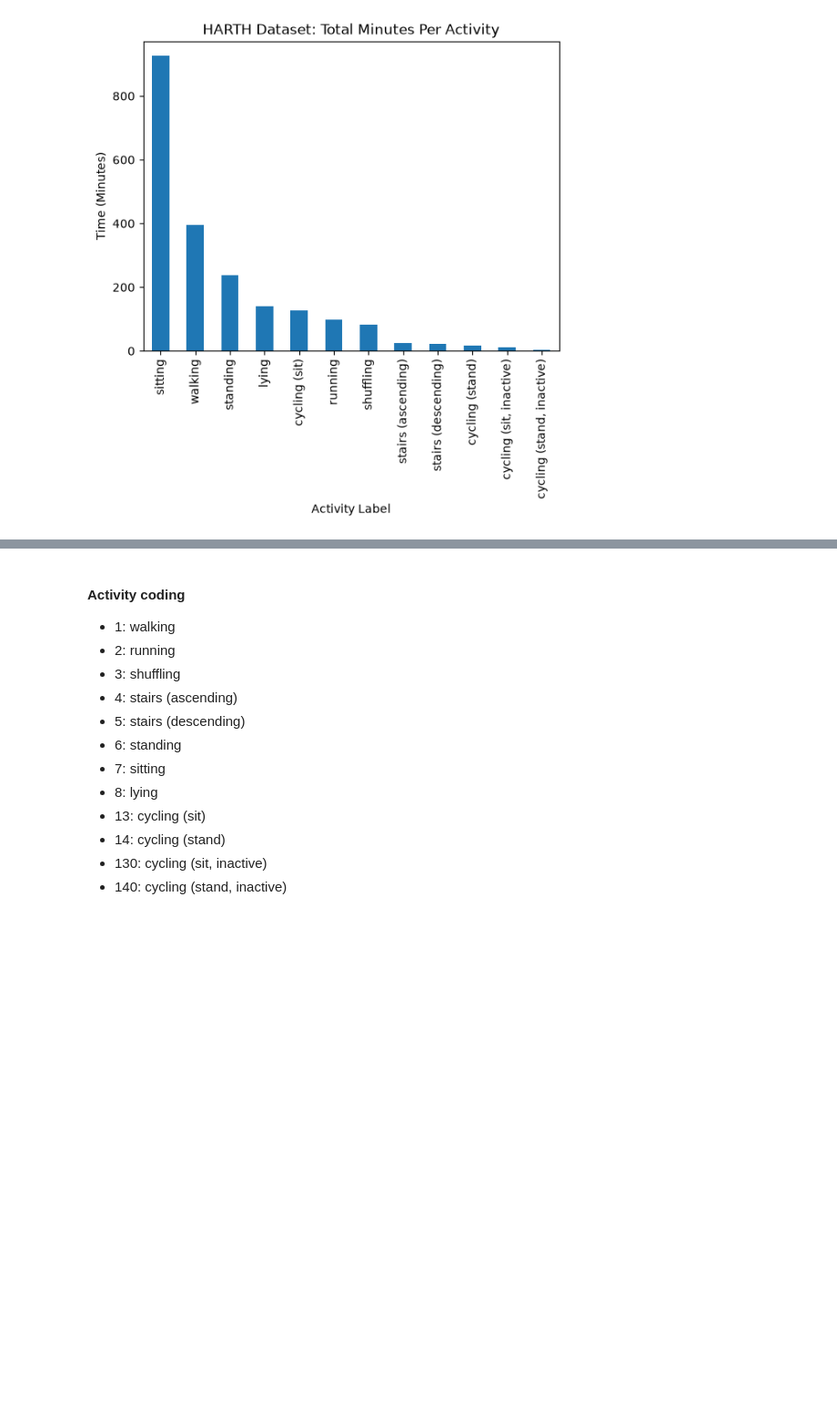
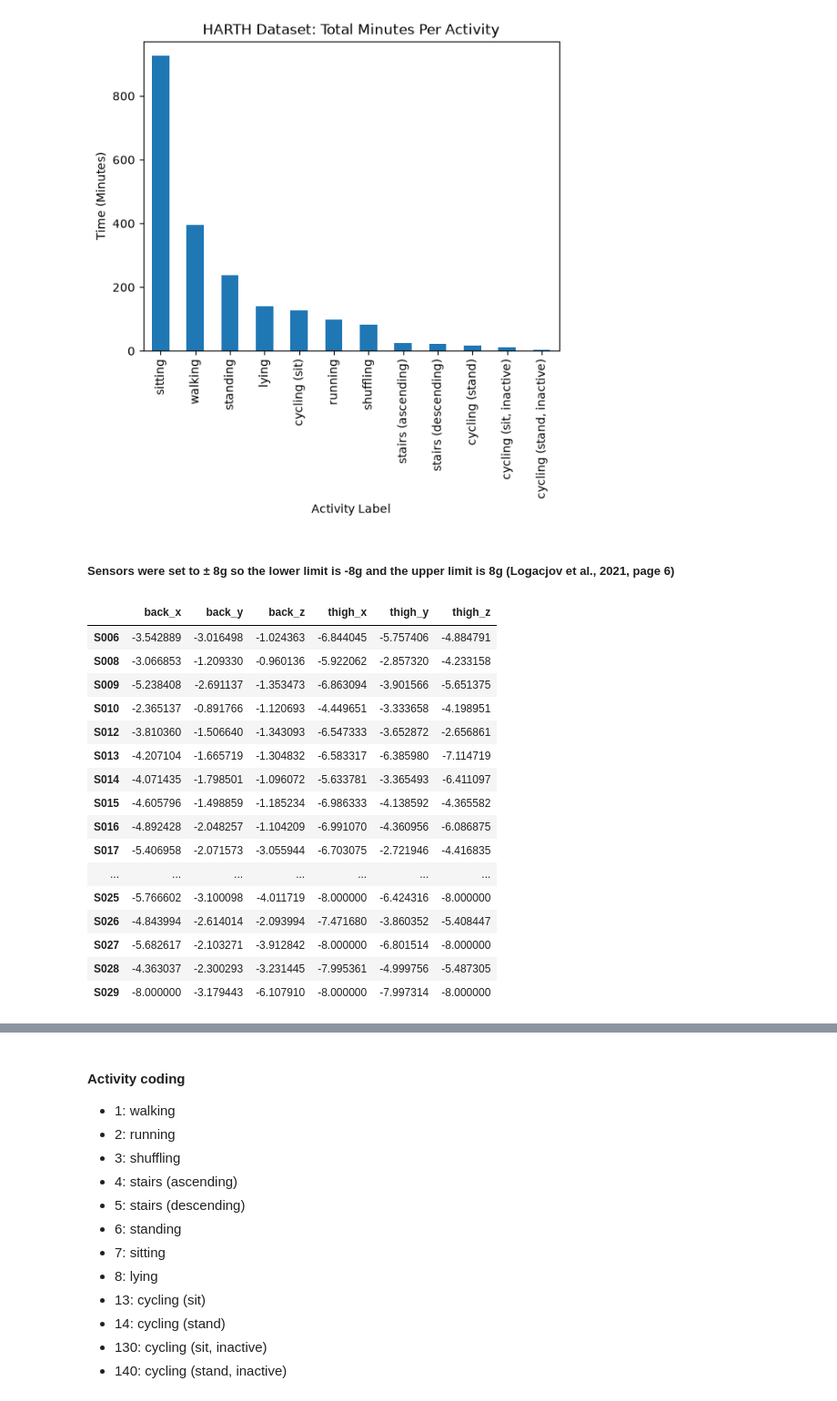
Before and after one commit to sarabartolo/harth-free-living-activity-recognition, a Jupyter notebook: notebooks/01_data_inspection.ipynb, the cells around one changed output, grey strips where cells are left out. Shown at 91% size. Saved outputs shown, nothing was run; the diff lists cells and outputs as text; code cells hidden in the pictures; blank space fills up the shorter version.

Commit message:
Add updated data inspection notebook

```diff
--- a/notebooks/01_data_inspection.ipynb
+++ b/notebooks/01_data_inspection.ipynb
@@ -172,12 +172,24 @@ print(len(csv_files), "files found")
 summaries = []
 label_counts = {}
 
+sensor_cols = ["back_x", "back_y", "back_z", "thigh_x", "thigh_y", "thigh_z"]
+axis_min = {}
+axis_max = {}
+
+labels_at_limit = {}
+
 for file in csv_files:
     data = pd.read_csv(file)
 
     data["timestamp"] = pd.to_datetime(data["timestamp"]) # Convert to datetime
     time_between_rows = data["timestamp"].diff() # Time between each row
     step = time_between_rows.median() # Median time between 2 rows for a participant
+
+    axis_min[file.stem] = data[sensor_cols].min() # min value of each sensor column (back & thigh xyz)
+    axis_max[file.stem] = data[sensor_cols].max() # max value of each sensor column (back & thigh xyz)
+
+    limits = (data[sensor_cols].abs() >= 7.99).any(axis=1) # number of rows with value (in g) above +/- 7.99 (limit is 8g)
+    labels_at_limit[file.stem] = data.loc[limits, "label"].value_counts() # counts which activities were happenging during high gs
 
     summaries.append({
         "Subject": file.stem,
@@ -190,14 +202,12 @@ for file in csv_files:
         "Steps >15ms": (time_between_rows > pd.Timedelta("15ms")).sum(), # Time between each row >15ms
         "Steps >20ms": (time_between_rows > pd.Timedelta("20ms")).sum(), # Time between each row >20ms
         "sample_step": step, # Since participants have different times between each row
+        "Largest Gap": time_between_rows.max(), # Max time between two rows
+        "Gaps over 1s": (time_between_rows > pd.Timedelta("1s")).sum(), # Number of gaps longer than 1s
         "Labels": sorted(data["label"].unique()),
+        "Rows at sensor limits": (data[sensor_cols].abs() >= 7.99).any(axis=1).sum() # counts rows were any axis is >= 7.99g
     })
 
     label_counts[file.stem] = data["label"].value_counts()* step.total_seconds() / 60 # Count per activity per participant in minutes
-
-summary = pd.DataFrame(summaries)
-summary
-
-#summary.to_string()
 # %% [output]
 22 files found
@@ -296,3 +313,27 @@ plot.set_title("HARTH Dataset: Total Minutes Per Activity")
 plt.show()
 # %% [output]
 [figure]
+# %% [markdown]
+##### Sensors were set to ± 8g so the lower limit is -8g and the upper limit is 8g (Logacjov et al., 2021, page 6)
+# %%
+# Table of minimum values of accelerometers
+axis_min_values = pd.DataFrame(axis_min).T
+axis_min_values
+# %% [output]
+|  | back_x | back_y | back_z | thigh_x | thigh_y | thigh_z |
+| S006 | -3.542889 | -3.016498 | -1.024363 | -6.844045 | -5.757406 | -4.884791 |
+| S008 | -3.066853 | -1.209330 | -0.960136 | -5.922062 | -2.857320 | -4.233158 |
+| S009 | -5.238408 | -2.691137 | -1.353473 | -6.863094 | -3.901566 | -5.651375 |
+| S010 | -2.365137 | -0.891766 | -1.120693 | -4.449651 | -3.333658 | -4.198951 |
+| S012 | -3.810360 | -1.506640 | -1.343093 | -6.547333 | -3.652872 | -2.656861 |
+| S013 | -4.207104 | -1.665719 | -1.304832 | -6.583317 | -6.385980 | -7.114719 |
+| S014 | -4.071435 | -1.798501 | -1.096072 | -5.633781 | -3.365493 | -6.411097 |
+| S015 | -4.605796 | -1.498859 | -1.185234 | -6.986333 | -4.138592 | -4.365582 |
+| S016 | -4.892428 | -2.048257 | -1.104209 | -6.991070 | -4.360956 | -6.086875 |
+| S017 | -5.406958 | -2.071573 | -3.055944 | -6.703075 | -2.721946 | -4.416835 |
+| ... | ... | ... | ... | ... | ... | ... |
+| S025 | -5.766602 | -3.100098 | -4.011719 | -8.000000 | -6.424316 | -8.000000 |
+| S026 | -4.843994 | -2.614014 | -2.093994 | -7.471680 | -3.860352 | -5.408447 |
+| S027 | -5.682617 | -2.103271 | -3.912842 | -8.000000 | -6.801514 | -8.000000 |
+| S028 | -4.363037 | -2.300293 | -3.231445 | -7.995361 | -4.999756 | -5.487305 |
+| S029 | -8.000000 | -3.179443 | -6.107910 | -8.000000 | -7.997314 | -8.000000 |
```
Also changed, not shown: parts of 7 cells of this notebook.
